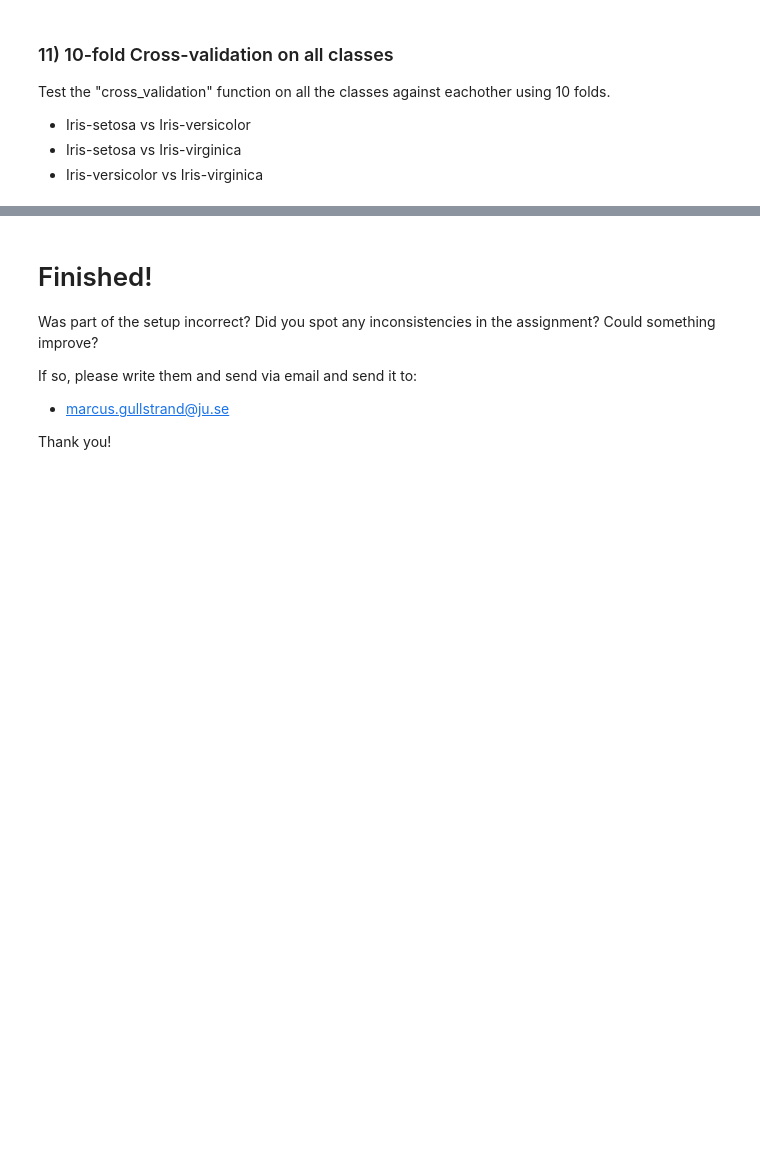
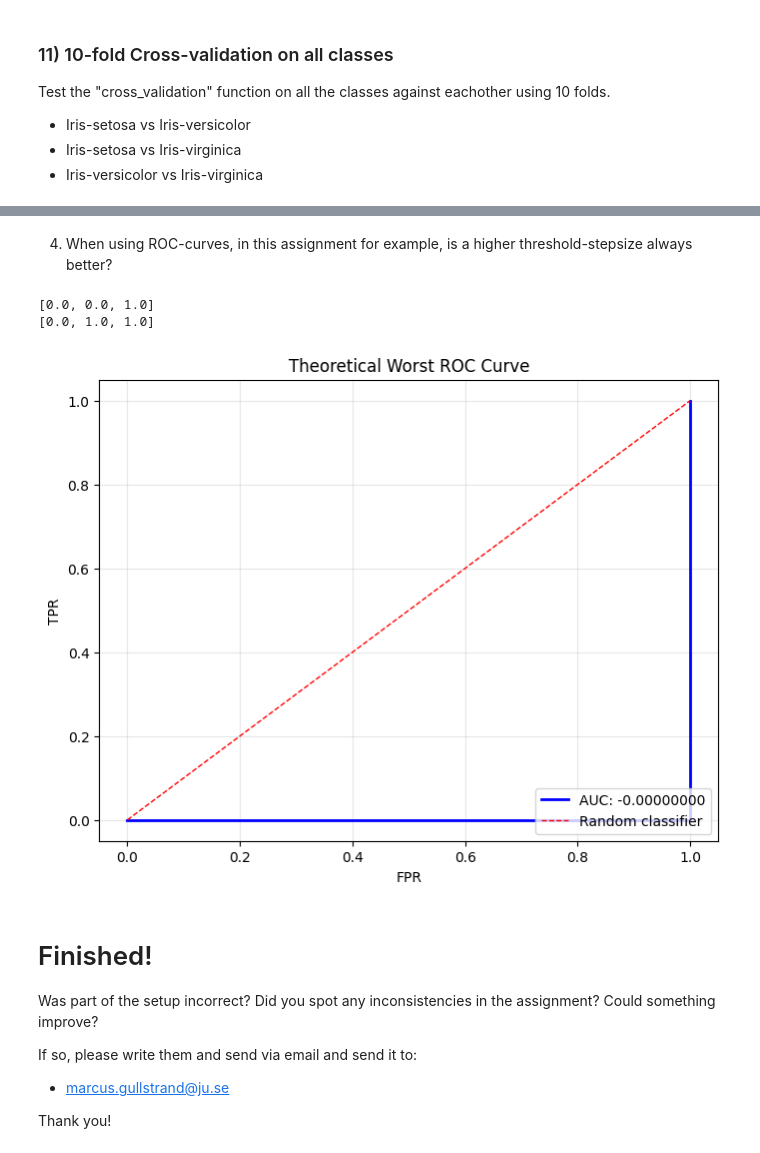
Before and after one commit to andrej-kutny/ml-naive-bayes, a Jupyter notebook: ML-Assignment 1 - Vladimir Giustacchini, Andrej Kutny.ipynb, the cells around one changed output, grey strips where cells are left out. Saved outputs shown, nothing was run; the diff lists cells and outputs as text; code cells hidden in the pictures; blank space fills up the shorter version.

```diff
--- a/ML-Assignment 1 - Vladimir Giustacchini, Andrej Kutny.ipynb
+++ b/ML-Assignment 1 - Vladimir Giustacchini, Andrej Kutny.ipynb
@@ -551,3 +565,12 @@ In addition to completing the assignment with all its tasks, you should also pre
+# %% [markdown]
+4) When using ROC-curves, in this assignment for example, is a higher threshold-stepsize always better?
+# %%
+# if classifier is binary, it can be just inverted and it will be the best case
+plot_ROC([0.0, 0.0, 1.0], [0.0, 1.0, 1.0], title="Theoretical Worst ROC Curve")
+# %% [output]
+[0.0, 0.0, 1.0]
+[0.0, 1.0, 1.0]
+[figure, added]
 # %% [markdown]
 # Finished!
 
```
Also changed, not shown: parts of 10 cells of this notebook.
